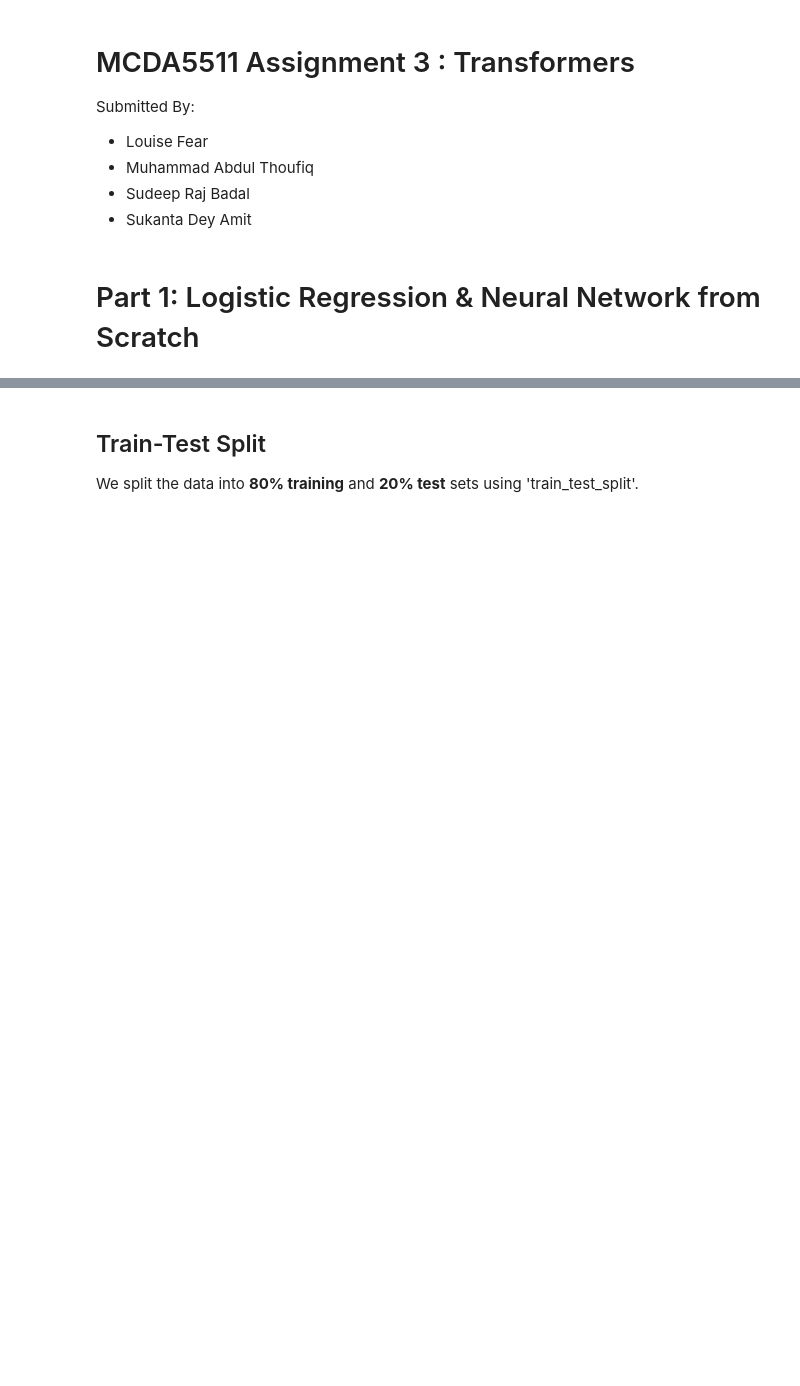
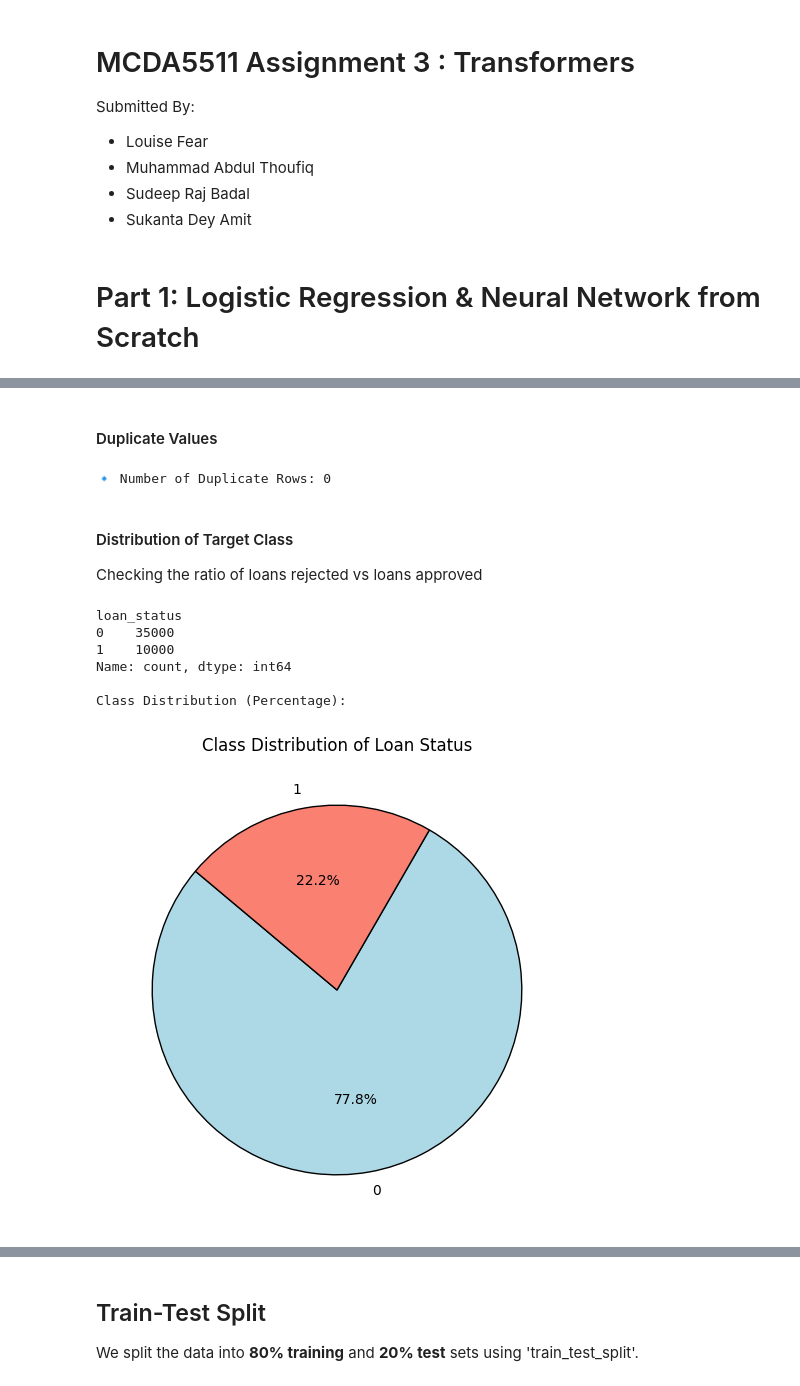
Before and after one commit to A00431008/Transformers_NN, a Jupyter notebook: Transformers_NN.ipynb, the cells around one changed output, grey strips where cells are left out. Drawn from its saved outputs; the diff is of its cells as text; code cells hidden in the pictures; blank space fills up the shorter version.

```diff
--- a/Transformers_NN.ipynb
+++ b/Transformers_NN.ipynb
@@ -41,0 +127,30 @@ We use a loan application dataset for the binary classification task. The goal i
+# %% [markdown]
+#### Duplicate Values
+# %%
+duplicate_count = df.duplicated().sum()
+print(f"\n🔹 Number of Duplicate Rows: {duplicate_count}")
+# %% [output]
+🔹 Number of Duplicate Rows: 0
+# %% [markdown]
+#### Distribution of Target Class
+
+Checking the ratio of loans rejected vs loans approved
+# %%
+print(df["loan_status"].value_counts())  # Count occurrences of each class
+print("\nClass Distribution (Percentage):")
+
+# Plot Pie Chart
+class_counts = df["loan_status"].value_counts(normalize=True)
+plt.figure(figsize=(6, 6))
+plt.pie(class_counts, labels=class_counts.index, autopct="%1.1f%%",
+        colors=["lightblue", "salmon"], startangle=140, wedgeprops={'edgecolor': 'black'})
+plt.title("Class Distribution of Loan Status")
+plt.show()
+# %% [output]
+loan_status
+0    35000
+1    10000
+Name: count, dtype: int64
+
+Class Distribution (Percentage):
+[figure, added]
```
Also changed, not shown: parts of 15 cells of this notebook.
